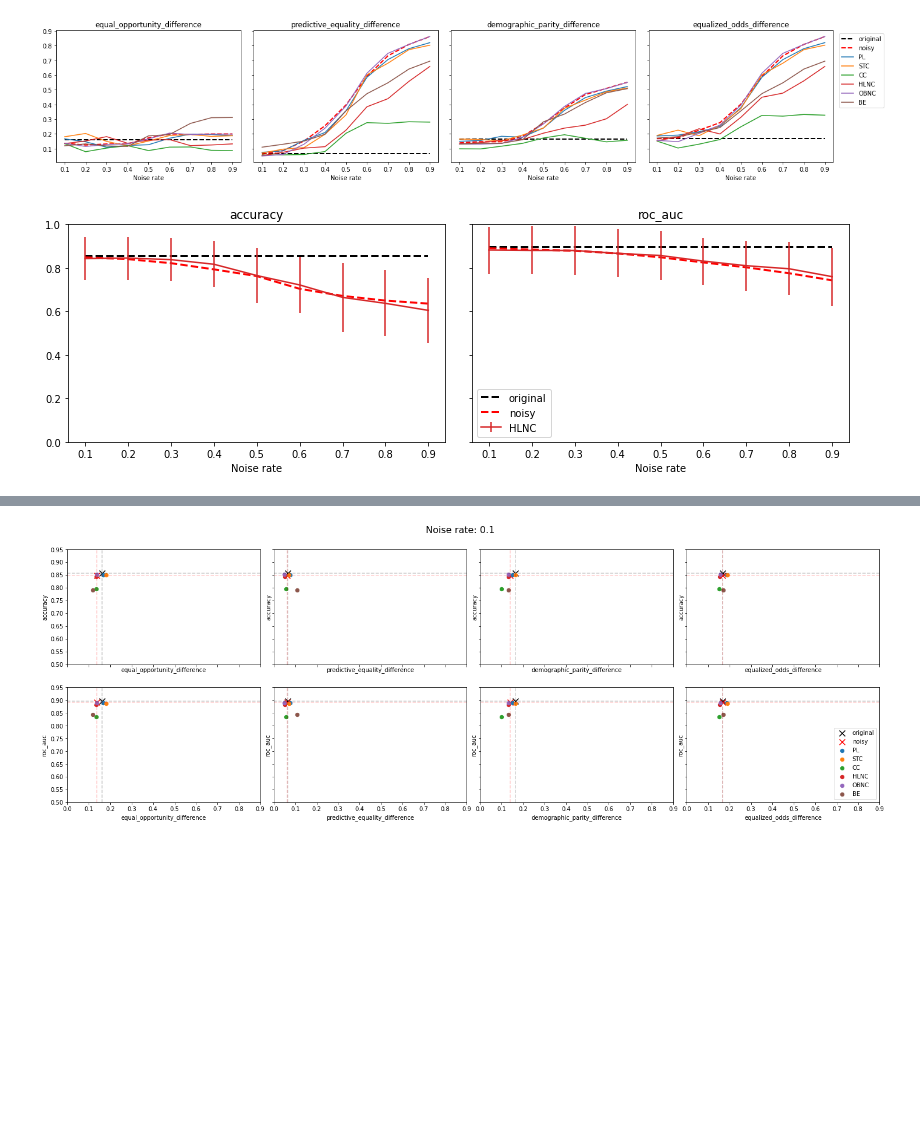
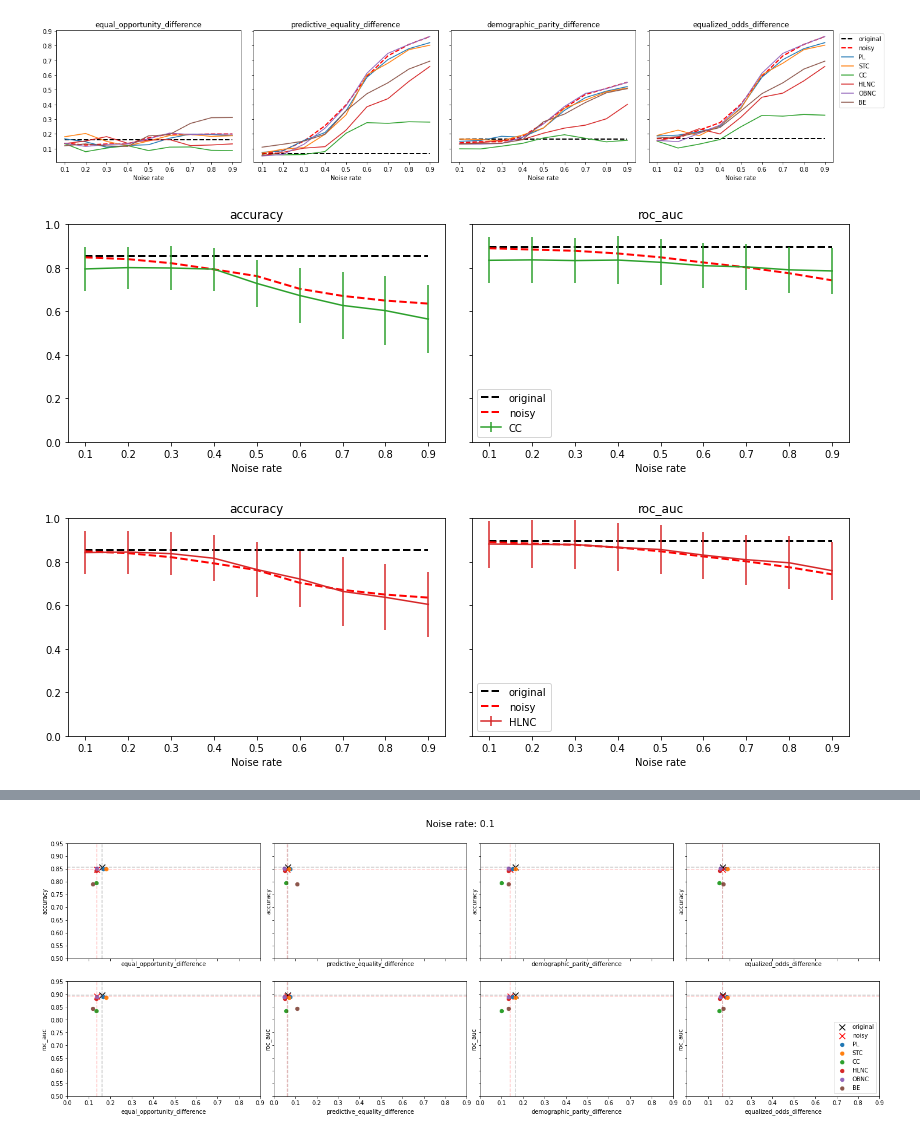
Before and after one commit to reluzita/rewriting-history, a Jupyter notebook: result_analysis/original_test_set_analysis.ipynb, the cells around one changed output, grey strips where cells are left out. Drawn from its saved outputs; the diff is of its cells as text; code cells hidden in the pictures; blank space fills up the shorter version.

```diff
--- a/result_analysis/original_test_set_analysis.ipynb
+++ b/result_analysis/original_test_set_analysis.ipynb
@@ -35,6 +35,6 @@ show_all_metrics_pred('random', 'original', algorithms, experiments, runs)
 # %% [output]
 [figure]
 # %%
-for alg in ['HLNC']:
+for alg in ['STC']:
     show_all_metrics_pred('random', 'original', [alg], experiments, runs)
 # %% [output]
@@ -46,6 +46,6 @@ show_all_metrics_pred('flip', 'original', algorithms, experiments, runs)
 # %% [output]
 [figure]
 # %%
-for alg in ['HLNC']:
+for alg in ['OBNC']:
     show_all_metrics_pred('flip', 'original', [alg], experiments, runs, True)
 # %% [output]
@@ -61,7 +61,8 @@ show_all_metrics_fair('bias', 'original', algorithms, experiments, runs)
 [figure]
 [figure]
 # %%
-for alg in ['HLNC']:
+for alg in ['CC','HLNC','OBNC']:
     show_all_metrics_pred('bias', 'original', [alg], experiments, runs, True)
 # %% [output]
-[figure, old version]
+[figure, new version]
+[figure, added]
```
Also changed, not shown: parts of 6 cells of this notebook, 6 other files.
